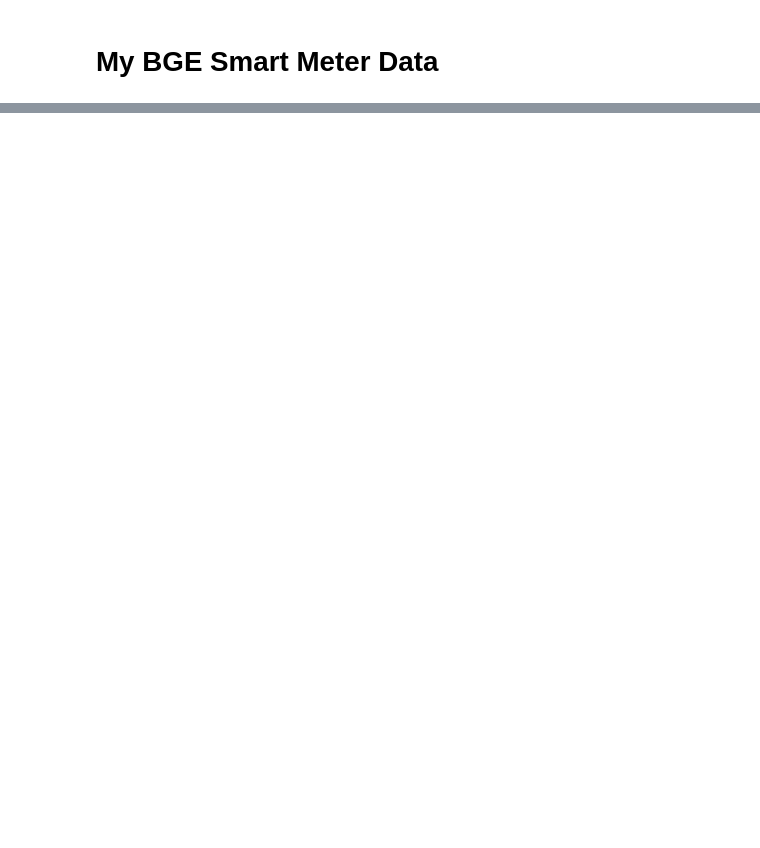
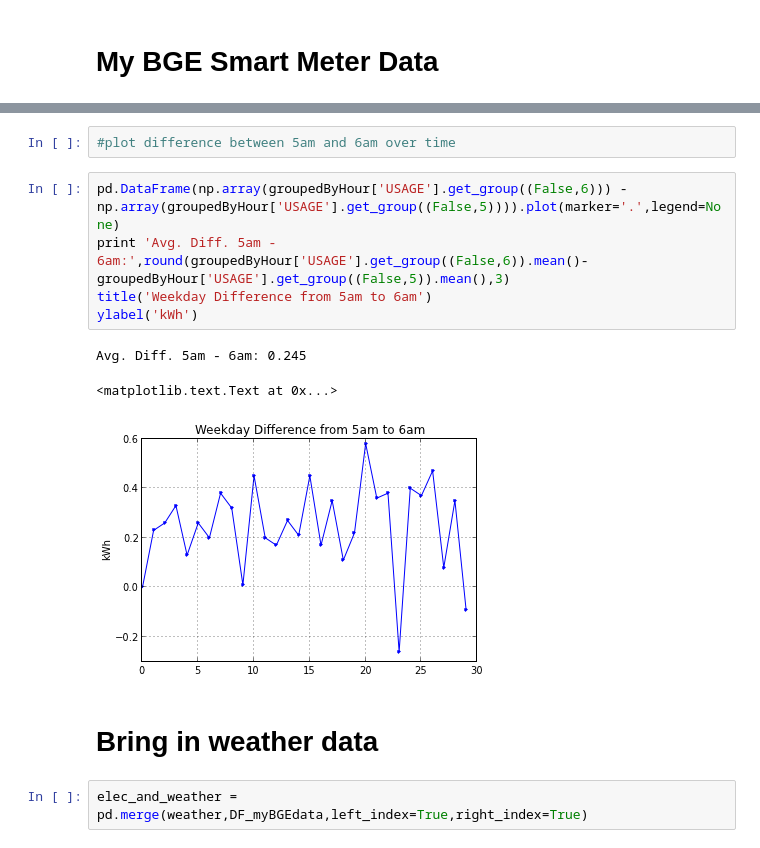
Before and after one commit to jtelszasz/my_energy_forecast_SVR, a Jupyter notebook: My_Energy.ipynb, the cells around one changed output, grey strips where cells are left out. Saved outputs shown, nothing was run; the diff lists cells and outputs as text; blank space fills up the shorter version.

```diff
--- a/My_Energy.ipynb
+++ b/My_Energy.ipynb
@@ -35,0 +92,15 @@ df_myBGEdata['USAGE']['2014-02-09':'2014-02-15'].plot()
+# %%
+#plot difference between 5am and 6am over time
+# %%
+pd.DataFrame(np.array(groupedByHour['USAGE'].get_group((False,6))) - np.array(groupedByHour['USAGE'].get_group((False,5)))).plot(marker='.',legend=None)
+print 'Avg. Diff. 5am - 6am:',round(groupedByHour['USAGE'].get_group((False,6)).mean()-groupedByHour['USAGE'].get_group((False,5)).mean(),3)
+title('Weekday Difference from 5am to 6am')
+ylabel('kWh')
+# %% [output]
+Avg. Diff. 5am - 6am: 0.245
+<matplotlib.text.Text at 0x...>
+[figure, added]
+# %% [markdown]
+# Bring in weather data
+# %%
+elec_and_weather = pd.merge(weather,DF_myBGEdata,left_index=True,right_index=True)
```
Also changed, not shown: parts of 12 cells of this notebook, 4 other files.
